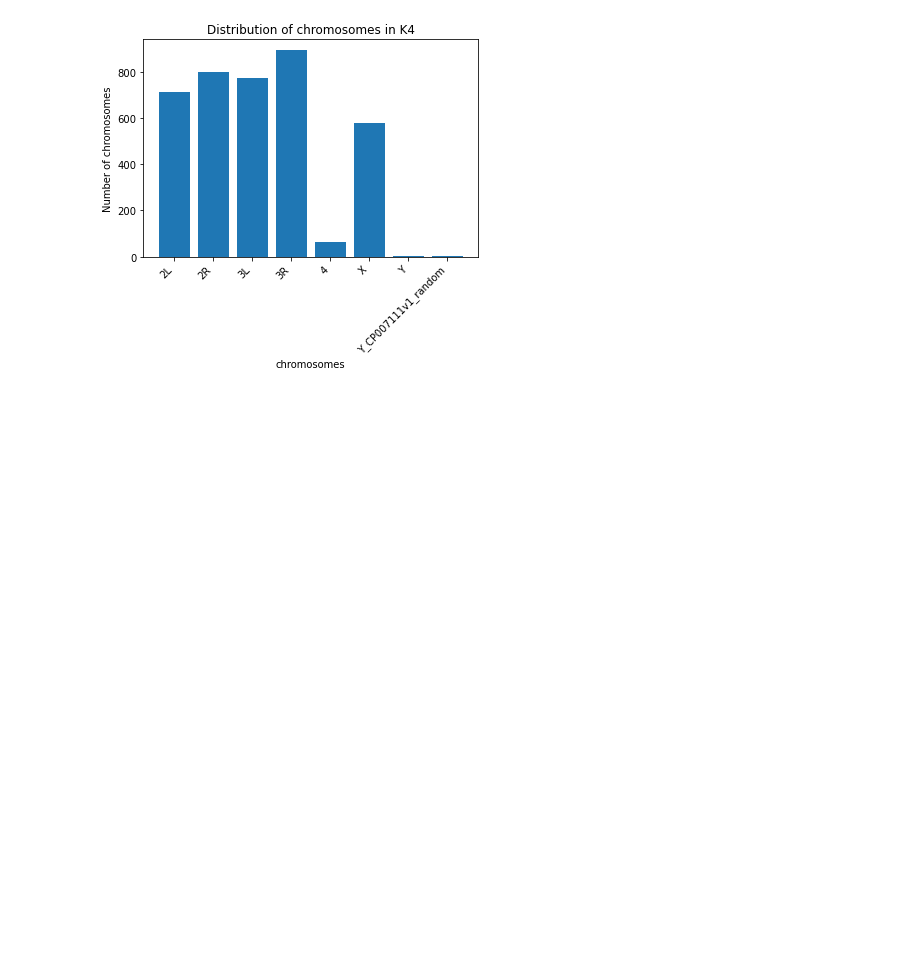
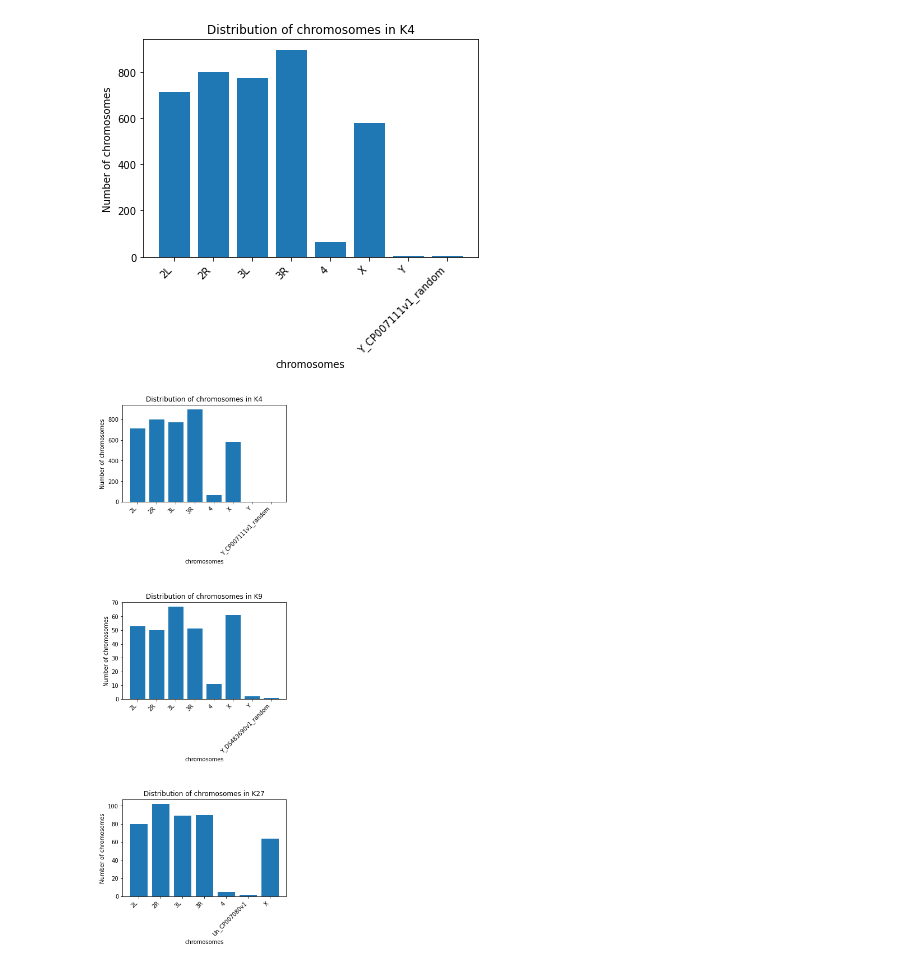
Before and after one commit to rstix287/qbb2020-answers, a Jupyter notebook: day1-lunch/day1-lunch-exercise2.ipynb, the cells around one changed output. Saved outputs shown, nothing was run; the diff lists cells and outputs as text; code cells hidden in the pictures; blank space fills up the shorter version.

```diff
--- a/day1-lunch/day1-lunch-exercise2.ipynb
+++ b/day1-lunch/day1-lunch-exercise2.ipynb
@@ -28,0 +47,4 @@ df_k4
+# %%
+bed_columns = ["chr", "start", "end"]
+df_k27 = pd.read_table( "../../qbb2020/data/K27me3.bed", names=bed_columns )
+df_k27
@@ -31,5 +67,6 @@ df_k4
 # %%
 chr_k4 = df_k4.loc[:,"chr"]
 chr_k4 = chr_k4.value_counts()
+chr_k4 = chr_k4.sort_index()
 chr_k4
 # %% [output]
@@ -57,0 +82,5 @@ Name: chr, dtype: int64
+# %%
+chr_k9 = df_k9.loc[:,"chr"]
+chr_k9 = chr_k9.value_counts()
+chr_k9 = chr_k9.sort_index()
+chr_k9
@@ -57,0 +97,5 @@ Name: chr, dtype: int64
+# %%
+chr_k27 = df_k27.loc[:,"chr"]
+chr_k27 = chr_k27.value_counts()
+chr_k27 = chr_k27.sort_index()
+chr_k27
@@ -67,3 +120,24 @@ ax.set_title("Distribution of chromosomes in K4")
 plt.show()
 # %% [output]
 [figure]
+# %%
+fig, ax = plt.subplots( nrows=3 )
+fig.set_figheight(15)
+ax[0].bar( chr_k4.index, chr_k4 )
+ax[1].bar( chr_k9.index, chr_k9 )
+ax[2].bar( chr_k27.index, chr_k27 )
+ax[0].set_xticklabels(chr_k4.index, rotation=45, ha='right') #rotate 90 deg so last tick doesnt overlap
+ax[1].set_xticklabels(chr_k9.index, rotation=45, ha='right')
+ax[2].set_xticklabels(chr_k27.index, rotation=45, ha='right')
+ax[0].set_xlabel("chromosomes")
+ax[1].set_xlabel("chromosomes")
+ax[2].set_xlabel("chromosomes")
+ax[0].set_ylabel("Number of chromosomes")
+ax[1].set_ylabel("Number of chromosomes")
+ax[2].set_ylabel("Number of chromosomes")
+ax[0].set_title("Distribution of chromosomes in K4")
+ax[1].set_title("Distribution of chromosomes in K9")
+ax[2].set_title("Distribution of chromosomes in K27")
+fig.tight_layout(pad=5.0)
+# %% [output]
+[figure, added]
```
Also changed, not shown: parts of 15 cells of this notebook.
